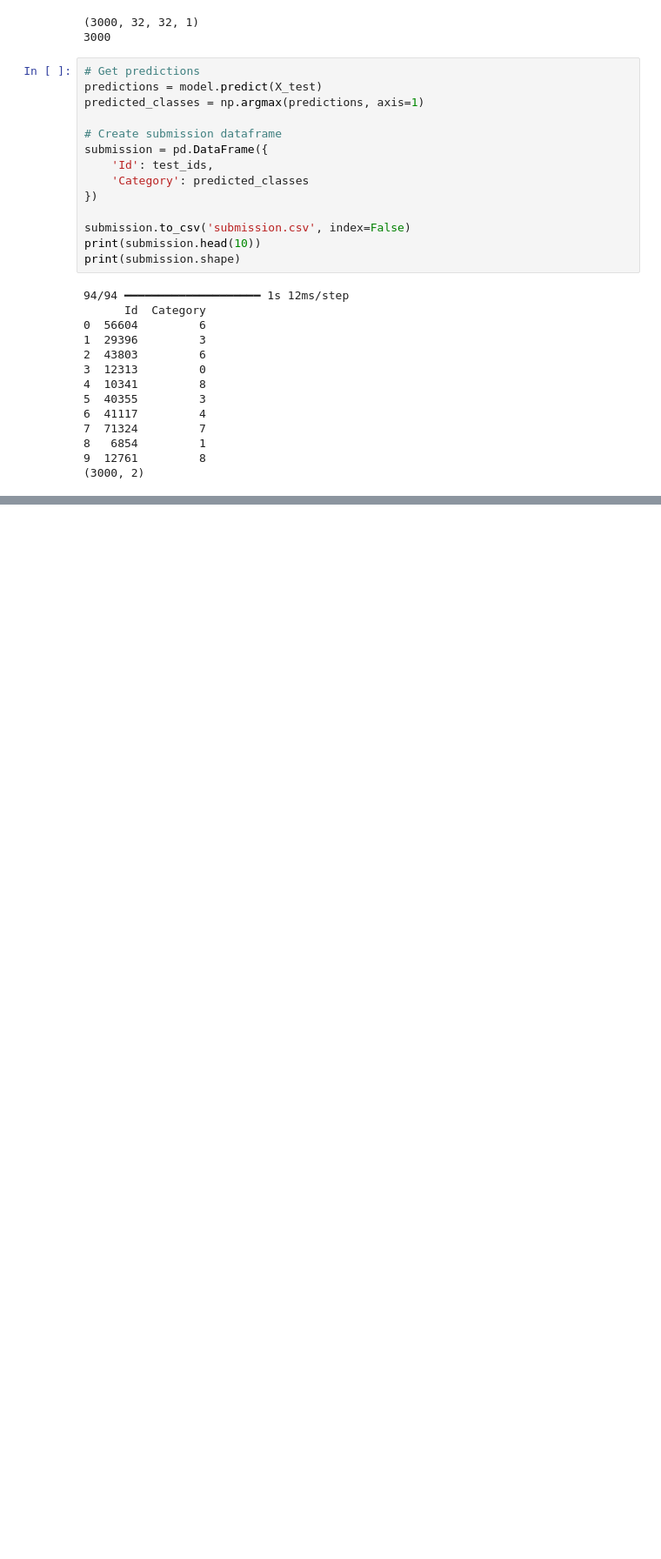
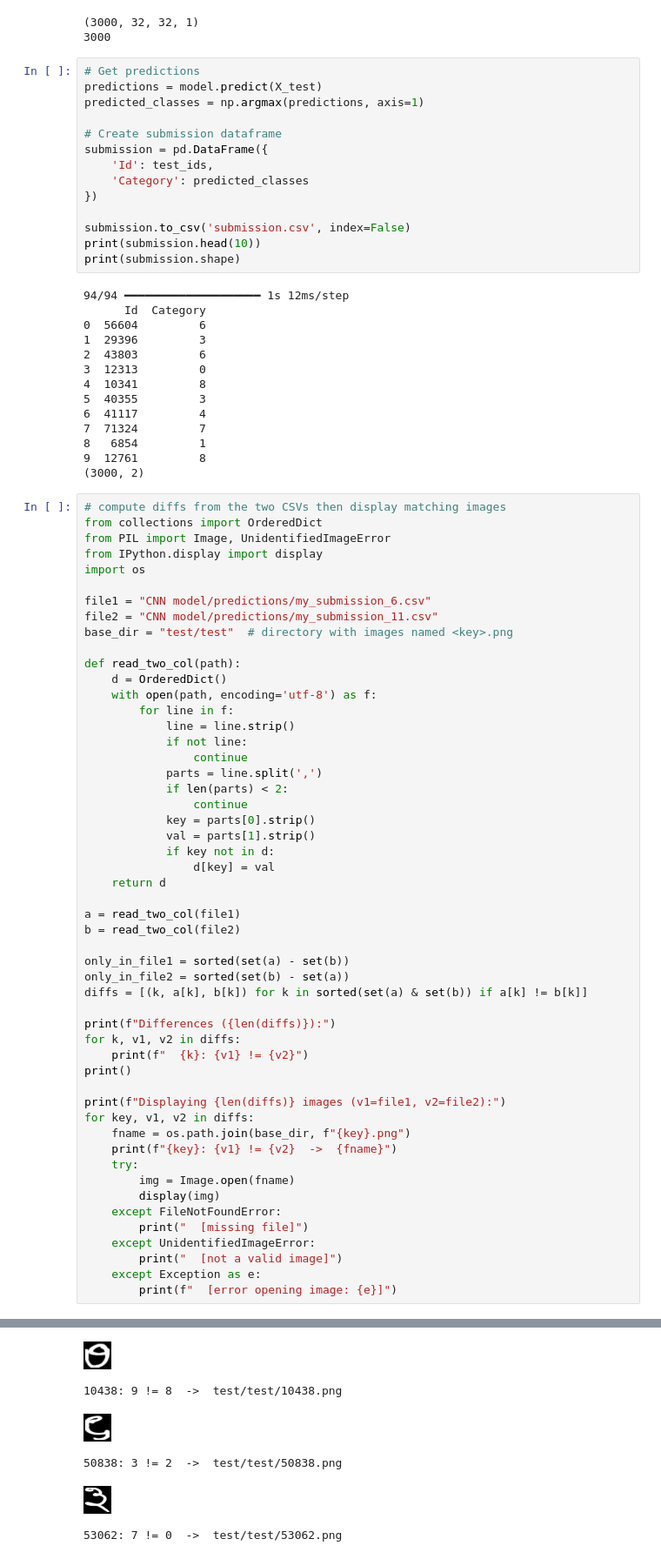
Before and after one commit to Ainst1/Group-43, a Jupyter notebook: model2.ipynb, the cells around one changed output, grey strips where cells are left out. Shown at 87% size. Drawn from its saved outputs; the diff is of its cells as text; blank space fills up the shorter version.

Commit message:
comparing results across multiple submissions

```diff
--- a/model2.ipynb
+++ b/model2.ipynb
@@ -273,3 +273,56 @@ print(submission.shape)
 8   6854         1
 9  12761         8
 (3000, 2)
+# %%
+# compute diffs from the two CSVs then display matching images
+from collections import OrderedDict
+from PIL import Image, UnidentifiedImageError
+from IPython.display import display
+import os
+
+file1 = "CNN model/predictions/my_submission_6.csv"
+file2 = "CNN model/predictions/my_submission_11.csv"
+base_dir = "test/test"  # directory with images named <key>.png
+
+def read_two_col(path):
+    d = OrderedDict()
+    with open(path, encoding='utf-8') as f:
+        for line in f:
+            line = line.strip()
+            if not line:
+                continue
+            parts = line.split(',')
+            if len(parts) < 2:
+                continue
+            key = parts[0].strip()
+            val = parts[1].strip()
+            if key not in d:
+                d[key] = val
+    return d
+
+a = read_two_col(file1)
+b = read_two_col(file2)
+
+only_in_file1 = sorted(set(a) - set(b))
+only_in_file2 = sorted(set(b) - set(a))
+diffs = [(k, a[k], b[k]) for k in sorted(set(a) & set(b)) if a[k] != b[k]]
+
+print(f"Differences ({len(diffs)}):")
+for k, v1, v2 in diffs:
+    print(f"  {k}: {v1} != {v2}")
+print()
+
+print(f"Displaying {len(diffs)} images (v1=file1, v2=file2):")
+for key, v1, v2 in diffs:
+    fname = os.path.join(base_dir, f"{key}.png")
+    print(f"{key}: {v1} != {v2}  ->  {fname}")
+    try:
+        img = Image.open(fname)
+        display(img)
+    except FileNotFoundError:
+        print("  [missing file]")
+    except UnidentifiedImageError:
+        print("  [not a valid image]")
+    except Exception as e:
+        print(f"  [error opening image: {e}]")
+# %% [output]
@@ -275,0 +346,6 @@ print(submission.shape)
+[figure, added]
+10438: 9 != 8  ->  test/test/10438.png
+[figure, added]
+50838: 3 != 2  ->  test/test/50838.png
+[figure, added]
+53062: 7 != 0  ->  test/test/53062.png
```
Also changed, not shown: parts of 1 cell of this notebook, 3 other files.
